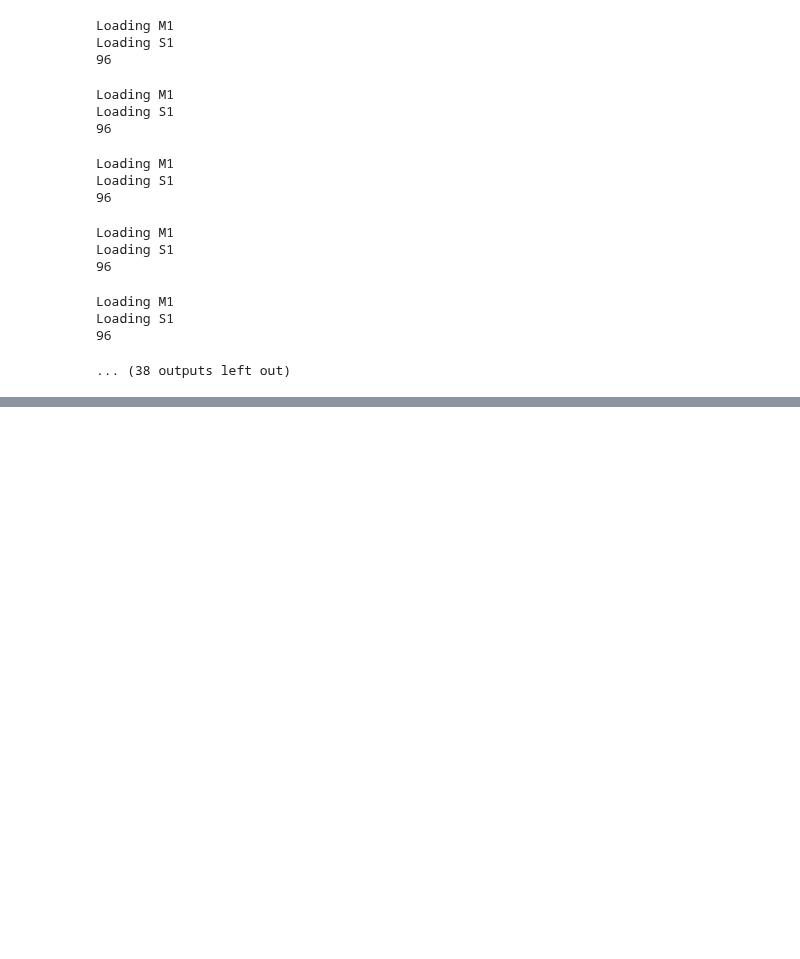
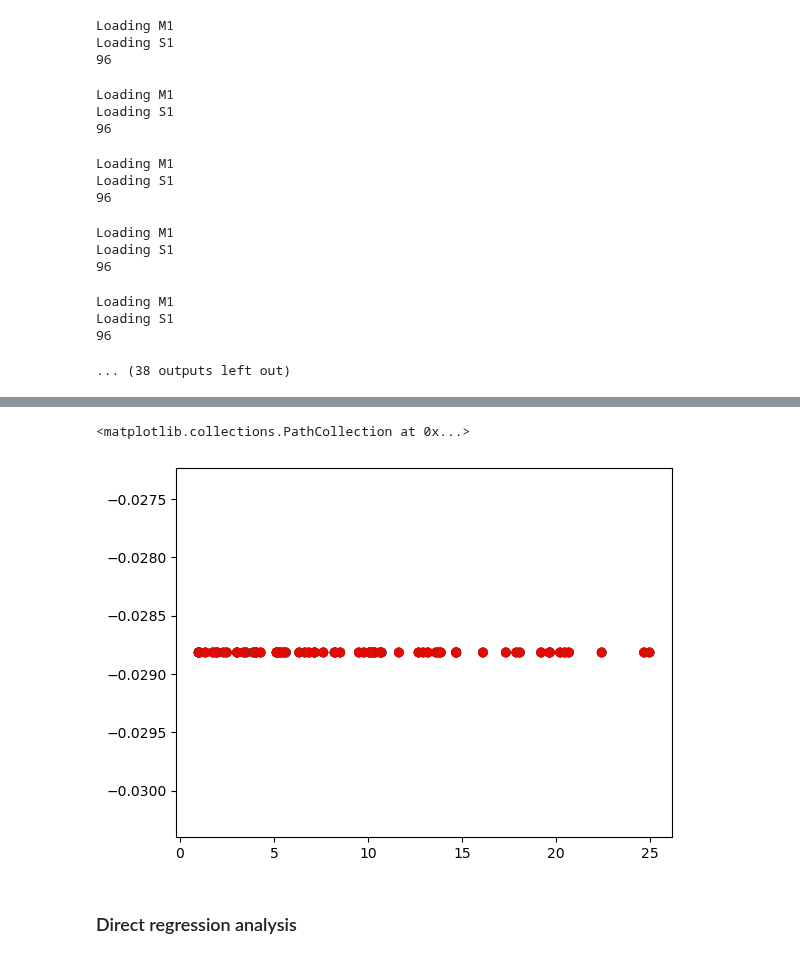
Before and after one commit to BouchardLab/FCCA_analysis, a Jupyter notebook: notebooks/data_exploration/timescales.ipynb, the cells around one changed output, grey strips where cells are left out. Cells and saved outputs as stored; diff of their text form; code cells hidden in the pictures; blank space fills up the shorter version.

```diff
--- a/notebooks/data_exploration/timescales.ipynb
+++ b/notebooks/data_exploration/timescales.ipynb
@@ -352,0 +557,14 @@ for fl in tqdm(fls):
+# %%
+# Get the average autocorrelation times across the recording session from the calculated cross correlations
+avg_act = np.zeros(ccf_df.shape[0])
+median_act = np.zeros(ccf_df.shape[0])
+for i in range(ccf_df.shape[0]):
+    acf = np.diagonal(ccf_df.iloc[i]['ccf'], axis1=1, axis2=2)
+
+    act_index = [np.argwhere(acf[:, j] <= 5e-2 * acf[0, j]) for j in range(acf.shape[1])]
+    act = np.array([aidx[0][0] if len(aidx > 0) else acf.shape[0] for aidx in act_index])
+    avg_act[i] = np.mean(act)
+    median_act[i] = np.median(act)
+# %%
+ccf_df['avg_act'] = list(avg_act)
+ccf_df['median_act'] = list(median_act)
@@ -352,0 +578,3 @@ for fl in tqdm(fls):
+# %%
+lags = list(np.unique(df['lag'].values))
+windows = list(np.unique(df['win'].values))
@@ -352,0 +583,31 @@ for fl in tqdm(fls):
+# %%
+# 'win=2' corresponds to index 2, which if we refer to mpi_timescale_cca, refers to window size 1
+#w1df = apply_df_filters(df, win=2)
+w1df = apply_df_filters(df)
+ccc_act_pairs = np.zeros((w1df.shape[0], 3))
+
+lag_cols = ['r', 'g', 'b']
+#win_markers = ['s', 't', 'o']
+win_cols = ['r', 'g', 'b']
+
+cols1 = []
+cols2 = []
+for i in range(w1df.shape[0]):
+#    ccc = np.max(w1df.iloc[i]['cc_coefs'])
+    ccc = w1df.iloc[0]['r2_scores']
+    ccf_df_ = apply_df_filters(ccf_df, didx=w1df.iloc[i]['didx'], bin_width=w1df.iloc[i]['bin_width'], filter_fn=w1df.iloc[i]['filter_fn'], filter_kwargs=w1df.iloc[i]['filter_kwargs'])
+    assert(ccf_df_.shape[0] == 1)
+    ccc_act_pairs[i, 0] = ccc
+    ccc_act_pairs[i, 1] = ccf_df_.iloc[0]['avg_act']
+    ccc_act_pairs[i, 2] = ccf_df_.iloc[0]['median_act']
+
+    cols1.append(lag_cols[lags.index(w1df.iloc[i]['lag'])])
+    cols2.append(lag_cols[windows.index(w1df.iloc[i]['win'])])
+# %%
+# Additionally color code by lag/window size combinations
+plt.scatter(ccc_act_pairs[:, 1], ccc_act_pairs[:, 0], c=cols1, alpha=0.5)
+
+# What acounts for the residual variation?
+# %% [output]
+<matplotlib.collections.PathCollection at 0x...>
+[figure, added]
@@ -352,0 +616,2 @@ for fl in tqdm(fls):
+# %% [markdown]
+### Direct regression analysis
```
Also changed, not shown: parts of 78 cells of this notebook, 8 other files.
